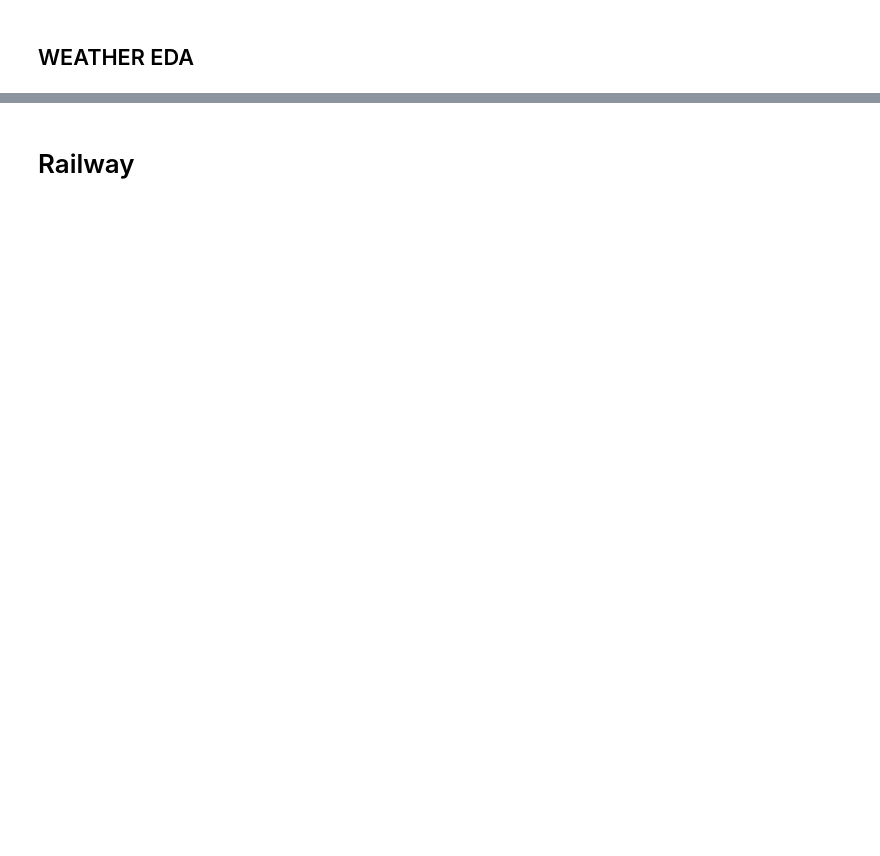
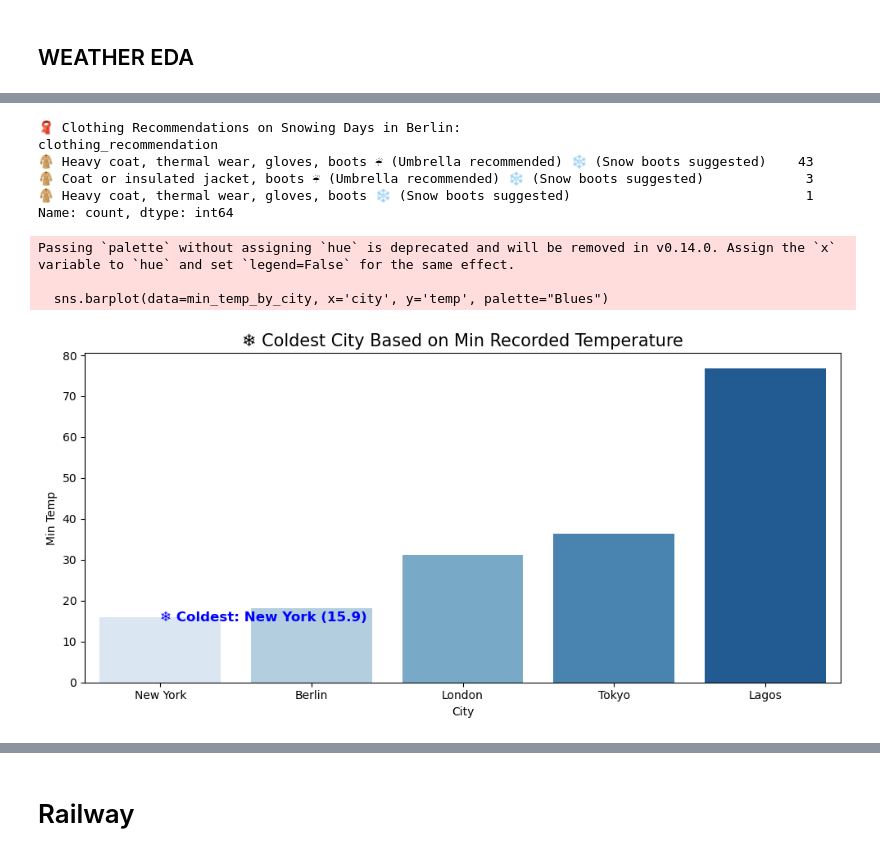
Before and after one commit to AlexIchie-coder/Projects, a Jupyter notebook: Life Track/test.ipynb, the cells around one changed output, grey strips where cells are left out. Cells and saved outputs as stored; diff of their text form; code cells hidden in the pictures; blank space fills up the shorter version.

```diff
--- a/Life Track/test.ipynb
+++ b/Life Track/test.ipynb
@@ -252,0 +302,7 @@ print(weather_df[['date', 'city', 'temperature_c', 'season']].head())
+# %%
+# Convert time objects to datetime and extract hour
+merged_weather_df['sunrise_hour'] = pd.to_datetime(merged_weather_df['sunrise'], format='%H:%M:%S', errors='coerce').dt.hour
+merged_weather_df['sunset_hour'] = pd.to_datetime(merged_weather_df['sunset'], format='%H:%M:%S', errors='coerce').dt.hour
+# %%
+merged_weather_df['sunrise_hour'] = merged_weather_df['sunrise'].apply(lambda x: x.hour if pd.notnull(x) else None)
+merged_weather_df['sunset_hour'] = merged_weather_df['sunset'].apply(lambda x: x.hour if pd.notnull(x) else None)
@@ -894,0 +881,12 @@ plt.show()
+# %%
+# Convert 'conditions' to lowercase for consistent comparison
+merged_weather_df['conditions'] = merged_weather_df['conditions'].str.lower()
+
+# Filter for snow-related conditions
+snow_data = merged_weather_df[merged_weather_df['conditions'].str.contains('snow', na=False)]
+
+# Count snow events per city
+most_snowing_city = snow_data['city'].value_counts().idxmax()
+snow_count = snow_data['city'].value_counts().max()
+
+print(f"❄️ Most Snowing City: {most_snowing_city} with {snow_count} snow-related entries")
@@ -894,0 +926,56 @@ plt.show()
+# %%
+# Filter for Berlin on snowing days
+berlin_snow = merged_weather_df[
+    (merged_weather_df['city'].str.lower().str.strip() == 'berlin') &
+    (merged_weather_df['conditions'].str.lower().str.contains('snow', na=False))
+]
+
+# Show unique clothing recommendations on snow days
+snow_clothing_recommendations = berlin_snow['clothing_recommendation'].value_counts()
+
+print("🧣 Clothing Recommendations on Snowing Days in Berlin:")
+print(snow_clothing_recommendations)
+# %% [output]
+🧣 Clothing Recommendations on Snowing Days in Berlin:
+clothing_recommendation
+🧥 Heavy coat, thermal wear, gloves, boots ☔ (Umbrella recommended) ❄️ (Snow boots suggested)    43
+🧥 Coat or insulated jacket, boots ☔ (Umbrella recommended) ❄️ (Snow boots suggested)             3
+🧥 Heavy coat, thermal wear, gloves, boots ❄️ (Snow boots suggested)                              1
+Name: count, dtype: int64
+# %%
+import seaborn as sns
+import matplotlib.pyplot as plt
+%matplotlib inline
+
+# Step 1: Get the min temperature per city across all days
+min_temp_by_city = merged_weather_df.groupby('city')['temp'].min().reset_index()
+
+# Step 2: Sort to find the coldest
+min_temp_by_city = min_temp_by_city.sort_values(by='temp')
+
+# Step 3: Plot
+plt.figure(figsize=(10, 5))
+sns.barplot(data=min_temp_by_city, x='city', y='temp', palette="Blues")
+
+# Step 4: Highlight the coldest one
+coldest = min_temp_by_city.iloc[0]
+plt.text(
+    x=0,
+    y=coldest['temp'] - 1,
+    s=f"❄️ Coldest: {coldest['city']} ({coldest['temp']})",
+    fontsize=12,
+    color='blue',
+    weight='bold'
+)
+
+# Final touches
+plt.title("❄️ Coldest City Based on Min Recorded Temperature", fontsize=15)
+plt.ylabel("Min Temp")
+plt.xlabel("City")
+plt.tight_layout()
+plt.show()
+# %% [output]
+Passing `palette` without assigning `hue` is deprecated and will be removed in v0.14.0. Assign the `x` variable to `hue` and set `legend=False` for the same effect.
+
+  sns.barplot(data=min_temp_by_city, x='city', y='temp', palette="Blues")
+[figure, added]
```
Also changed, not shown: parts of 162 cells of this notebook, 13 other files.
